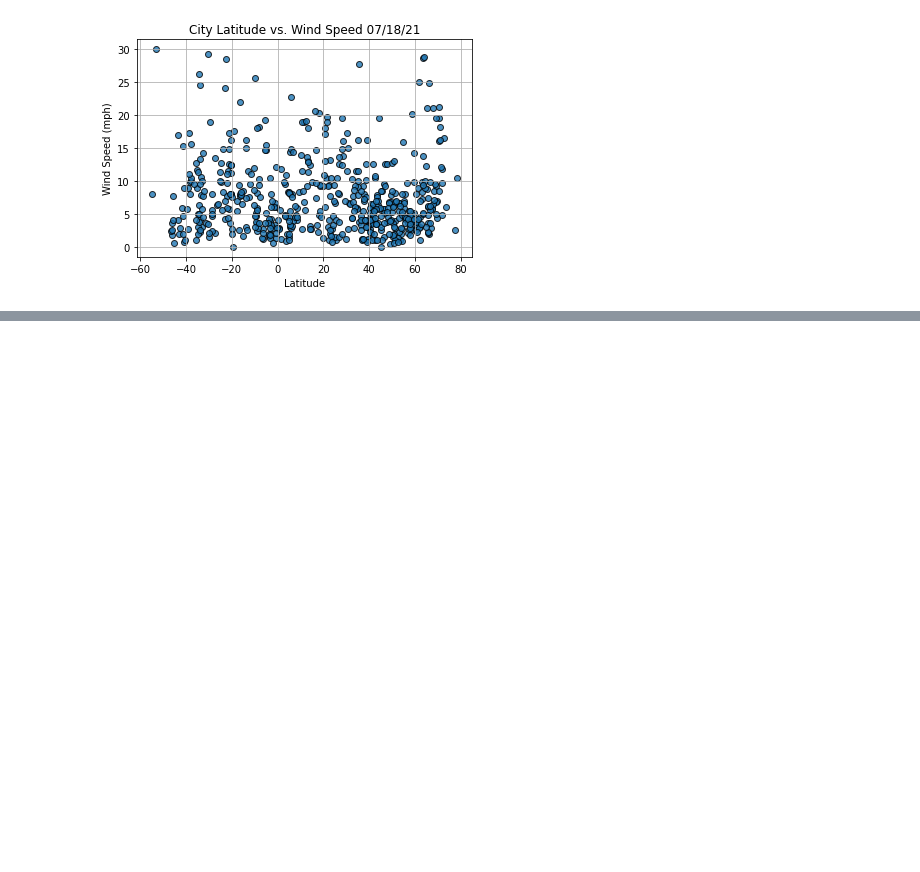
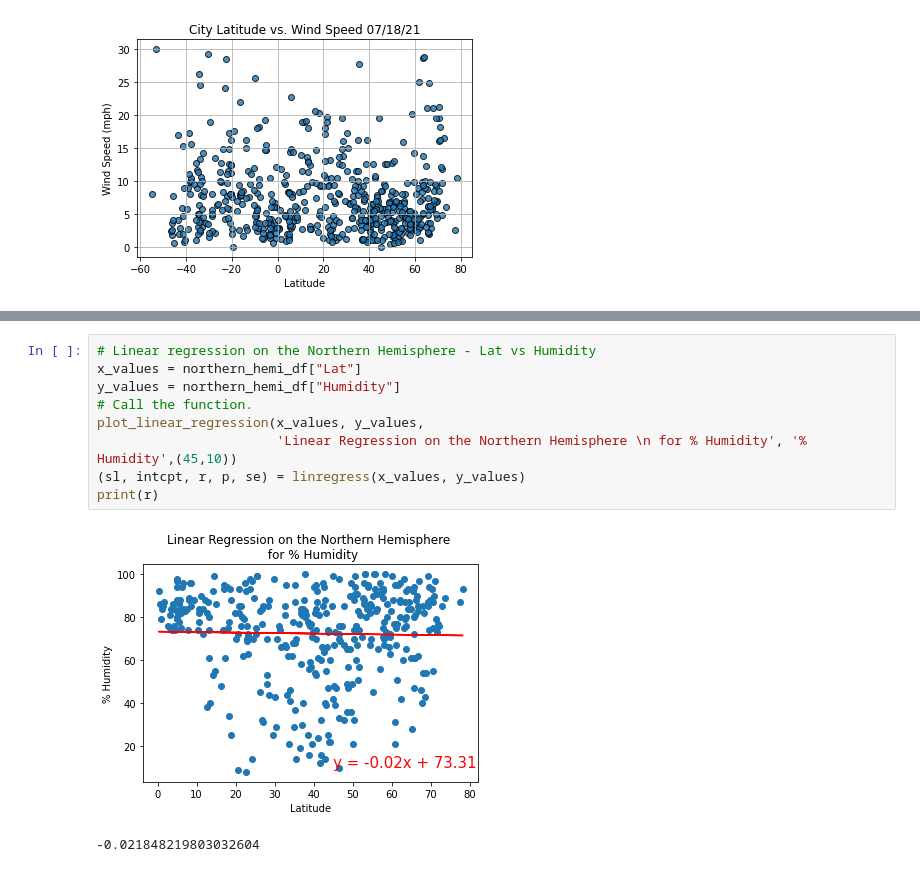
Before and after one commit to samanthajpv/World_Weather_Analysis, a Jupyter notebook: WeatherPy.ipynb, the cells around one changed output, grey strips where cells are left out. Cells and saved outputs as stored; diff of their text form; blank space fills up the shorter version.

```diff
--- a/WeatherPy.ipynb
+++ b/WeatherPy.ipynb
@@ -243,0 +296,12 @@ plt.show()
+# %%
+# Linear regression on the Northern Hemisphere - Lat vs Humidity
+x_values = northern_hemi_df["Lat"]
+y_values = northern_hemi_df["Humidity"]
+# Call the function.
+plot_linear_regression(x_values, y_values,
+                       'Linear Regression on the Northern Hemisphere \n for % Humidity', '% Humidity',(45,10))
+(sl, intcpt, r, p, se) = linregress(x_values, y_values)
+print(r)
+# %% [output]
+[figure, added]
+-0.021848219803032604
```
Also changed, not shown: parts of 9 cells of this notebook.
